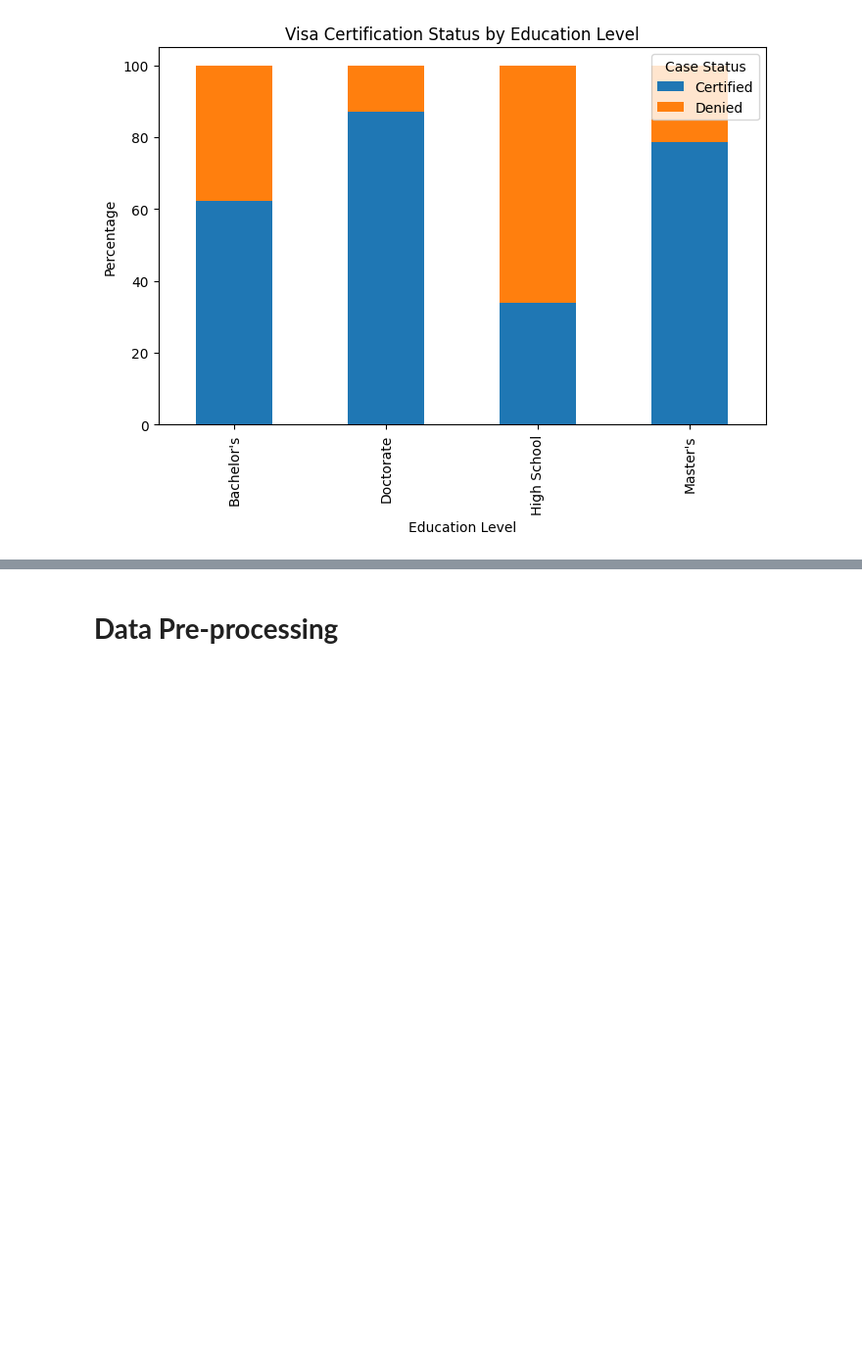
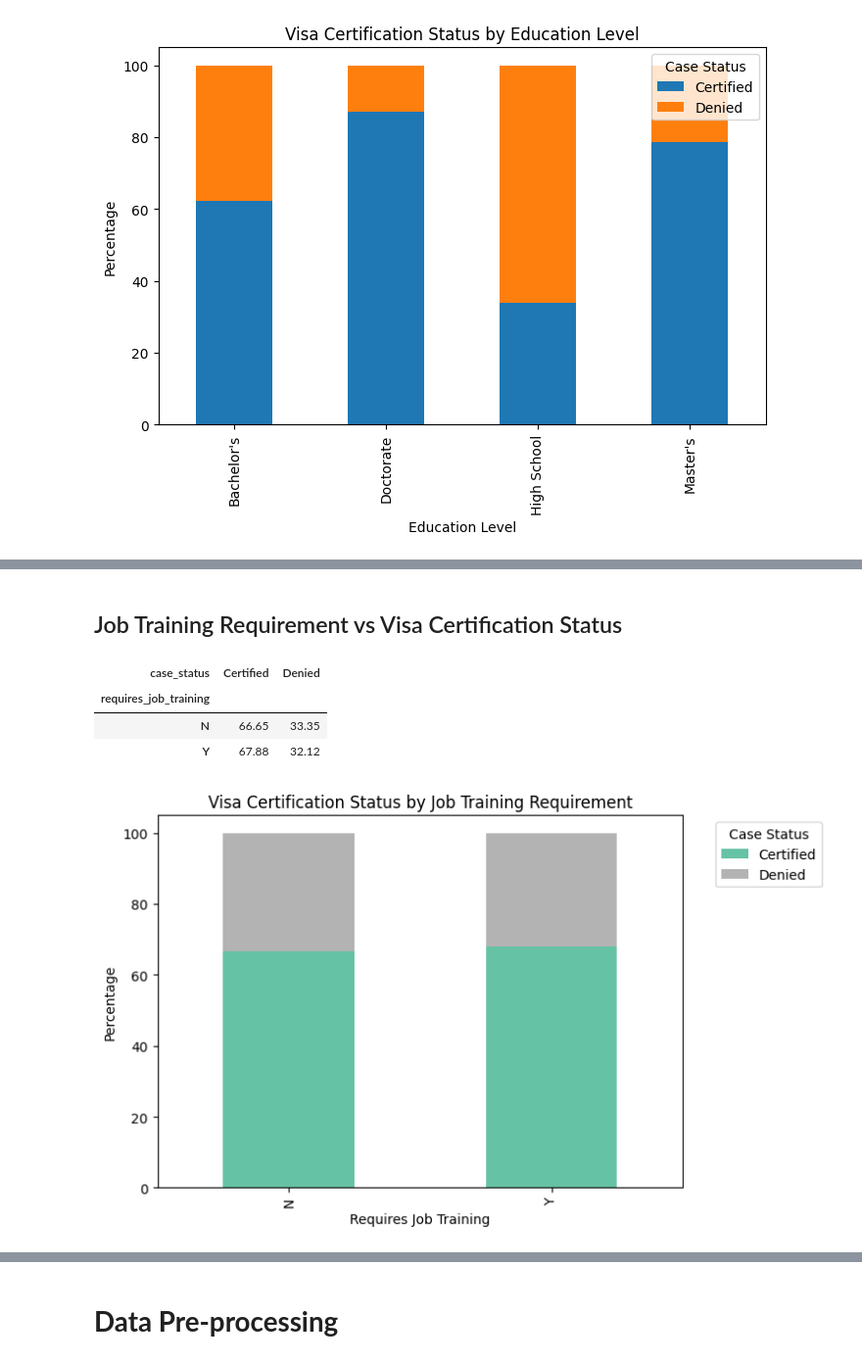
Before and after one commit to click2shivesh/shivesh-uta-aiml-py, a Jupyter notebook: Shivesh_Project_Full_Code_Notebook_EasyVisa.ipynb, the cells around one changed output, grey strips where cells are left out. Shown at 98% size. Drawn from its saved outputs; the diff is of its cells as text; code cells hidden in the pictures; blank space fills up the shorter version.

```diff
--- a/Shivesh_Project_Full_Code_Notebook_EasyVisa.ipynb
+++ b/Shivesh_Project_Full_Code_Notebook_EasyVisa.ipynb
@@ -722,0 +791,34 @@ plt.show()
+# %% [markdown]
+## Job Training Requirement vs Visa Certification Status
+# %%
+# Job training requirement vs visa certification status
+
+training_status = pd.crosstab(
+    data["requires_job_training"],
+    data["case_status"],
+    normalize="index"
+) * 100
+
+training_status.round(2)
+# %% [output]
+| case_status | Certified | Denied |
+| requires_job_training |  |  |
+| N | 66.65 | 33.35 |
+| Y | 67.88 | 32.12 |
+# %%
+# Visualization of job training requirement vs visa certification status
+
+training_status.plot(
+    kind="bar",
+    stacked=True,
+    figsize=(7,5),
+    colormap="Set2"
+)
+
+plt.title("Visa Certification Status by Job Training Requirement")
+plt.ylabel("Percentage")
+plt.xlabel("Requires Job Training")
+plt.legend(title="Case Status", bbox_to_anchor=(1.05,1))
+plt.show()
+# %% [output]
+[figure, added]
```
Also changed, not shown: parts of 70 cells of this notebook.
